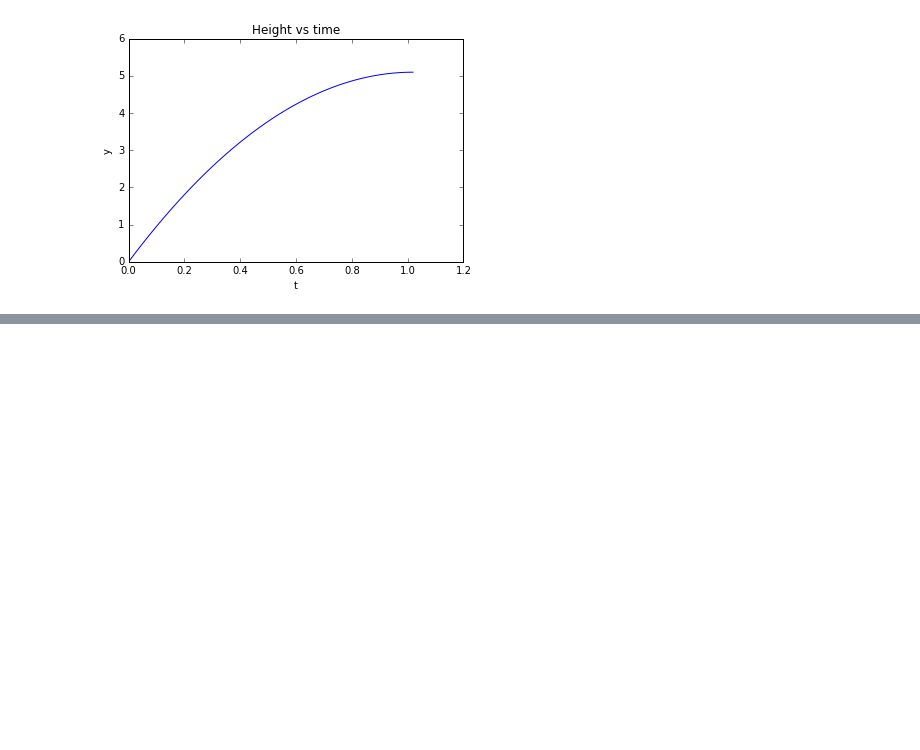
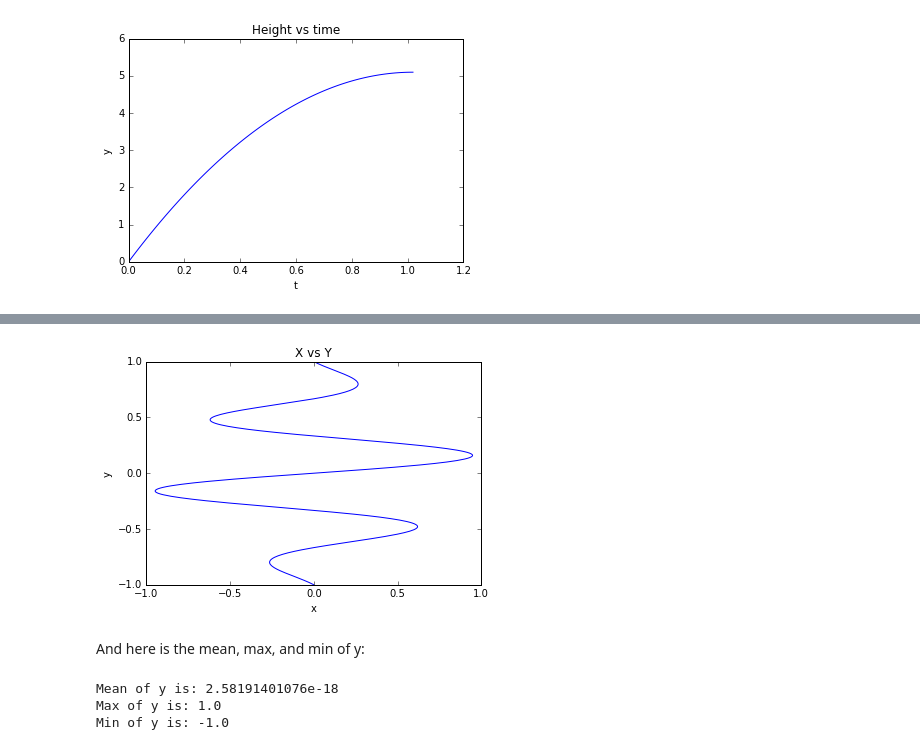
Before and after one commit to chapman-phys220-2016f/cw-03-saktill, a Jupyter notebook: CW3.ipynb, the cells around one changed output, grey strips where cells are left out. Cells and saved outputs as stored; diff of their text form; code cells hidden in the pictures; blank space fills up the shorter version.

```diff
--- a/CW3.ipynb
+++ b/CW3.ipynb
@@ -23,0 +72,16 @@ plotter.plot1(l[0],l[1],l[2])
+# %%
+l = rc.getData()
+mmm = rc.yData(l[1])
+rc.plotData(l[0],l[1])
+# %% [output]
+[figure, added]
+# %% [markdown]
+And here is the mean, max, and min of y:
+# %%
+print ('Mean of y is: ' + str(mmm[0]))
+print ('Max of y is: ' + str(mmm[1]))
+print ('Min of y is: ' + str(mmm[2]))
+# %% [output]
+Mean of y is: 2.58191401076e-18
+Max of y is: 1.0
+Min of y is: -1.0
```
Also changed, not shown: parts of 10 cells of this notebook, 1 other file.
